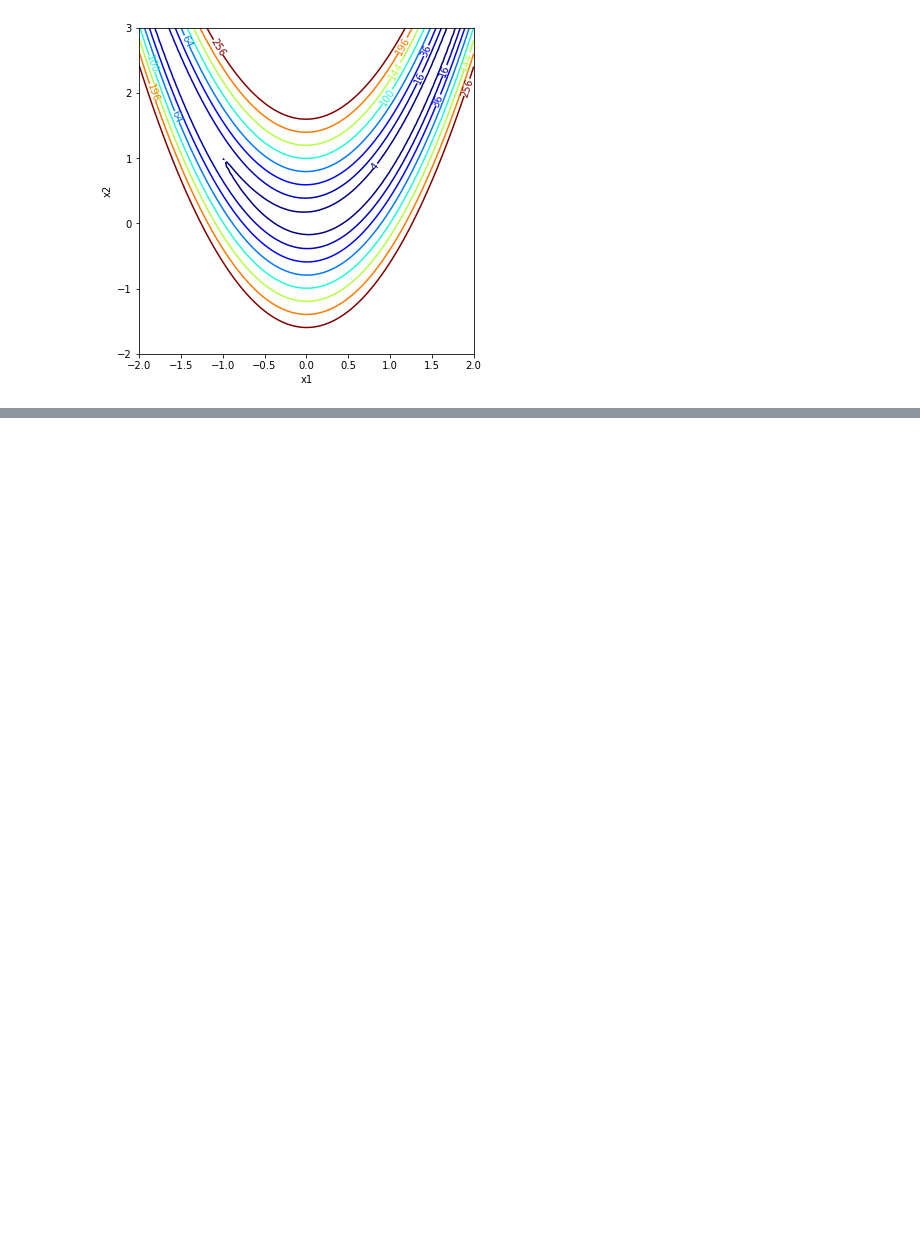
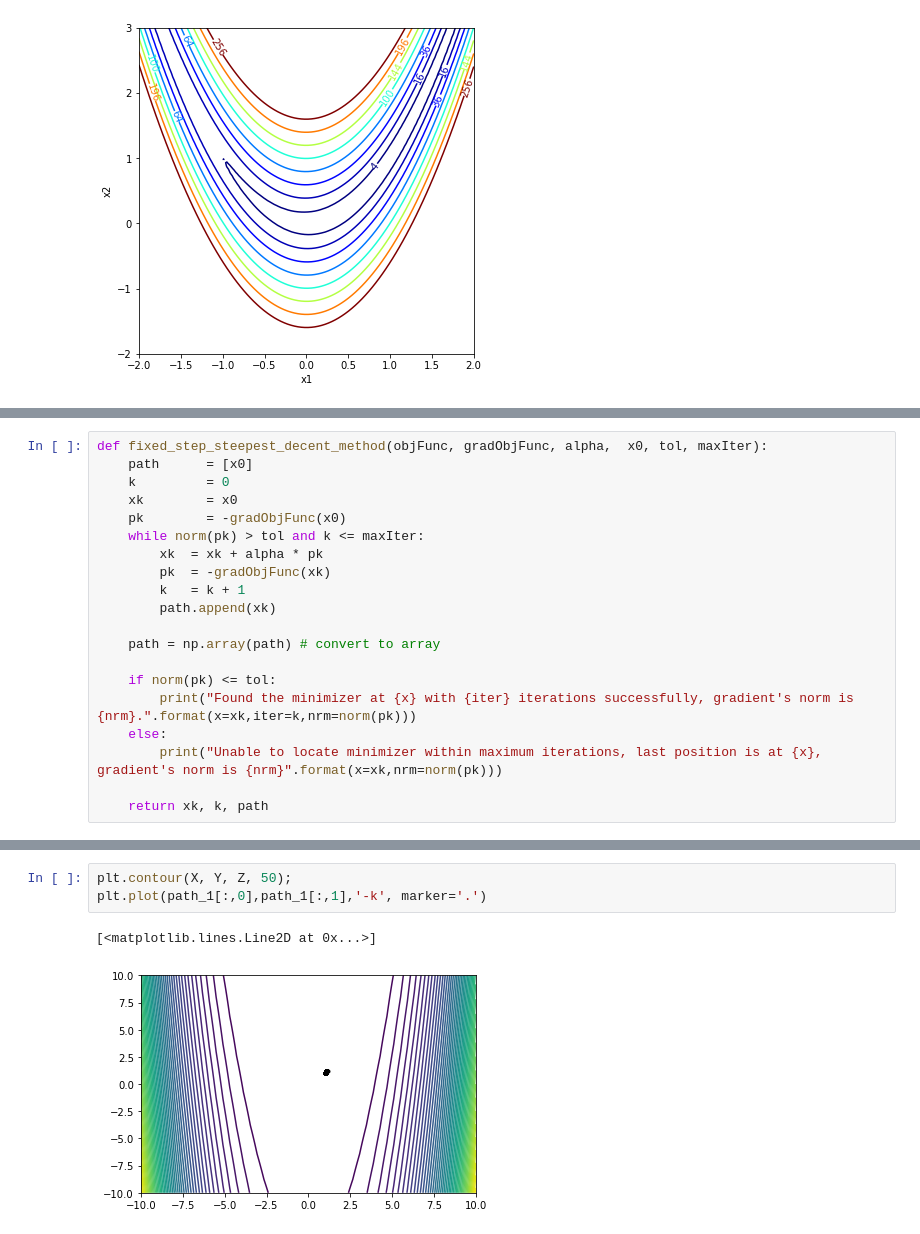
Before and after one commit to linhtrinh1803/Math110A, a Jupyter notebook: 110A.HW1 - Linh Trinh .ipynb, the cells around one changed output, grey strips where cells are left out. Cells and saved outputs as stored; diff of their text form; blank space fills up the shorter version.

```diff
--- a/110A.HW1 - Linh Trinh .ipynb
+++ b/110A.HW1 - Linh Trinh .ipynb
@@ -36,0 +124,20 @@ plt.show()
+# %%
+def fixed_step_steepest_decent_method(objFunc, gradObjFunc, alpha,  x0, tol, maxIter):
+    path      = [x0]
+    k         = 0
+    xk        = x0
+    pk        = -gradObjFunc(x0)
+    while norm(pk) > tol and k <= maxIter:
+        xk  = xk + alpha * pk
+        pk  = -gradObjFunc(xk)
+        k   = k + 1
+        path.append(xk)
+
+    path = np.array(path) # convert to array
+
+    if norm(pk) <= tol:
+        print("Found the minimizer at {x} with {iter} iterations successfully, gradient's norm is {nrm}.".format(x=xk,iter=k,nrm=norm(pk)))
+    else:
+        print("Unable to locate minimizer within maximum iterations, last position is at {x}, gradient's norm is {nrm}".format(x=xk,nrm=norm(pk)))
+
+    return xk, k, path
@@ -36,0 +169,6 @@ plt.show()
+# %%
+plt.contour(X, Y, Z, 50);
+plt.plot(path_1[:,0],path_1[:,1],'-k', marker='.')
+# %% [output]
+[<matplotlib.lines.Line2D at 0x...>]
+[figure, added]
```
Also changed, not shown: parts of 25 cells of this notebook.
